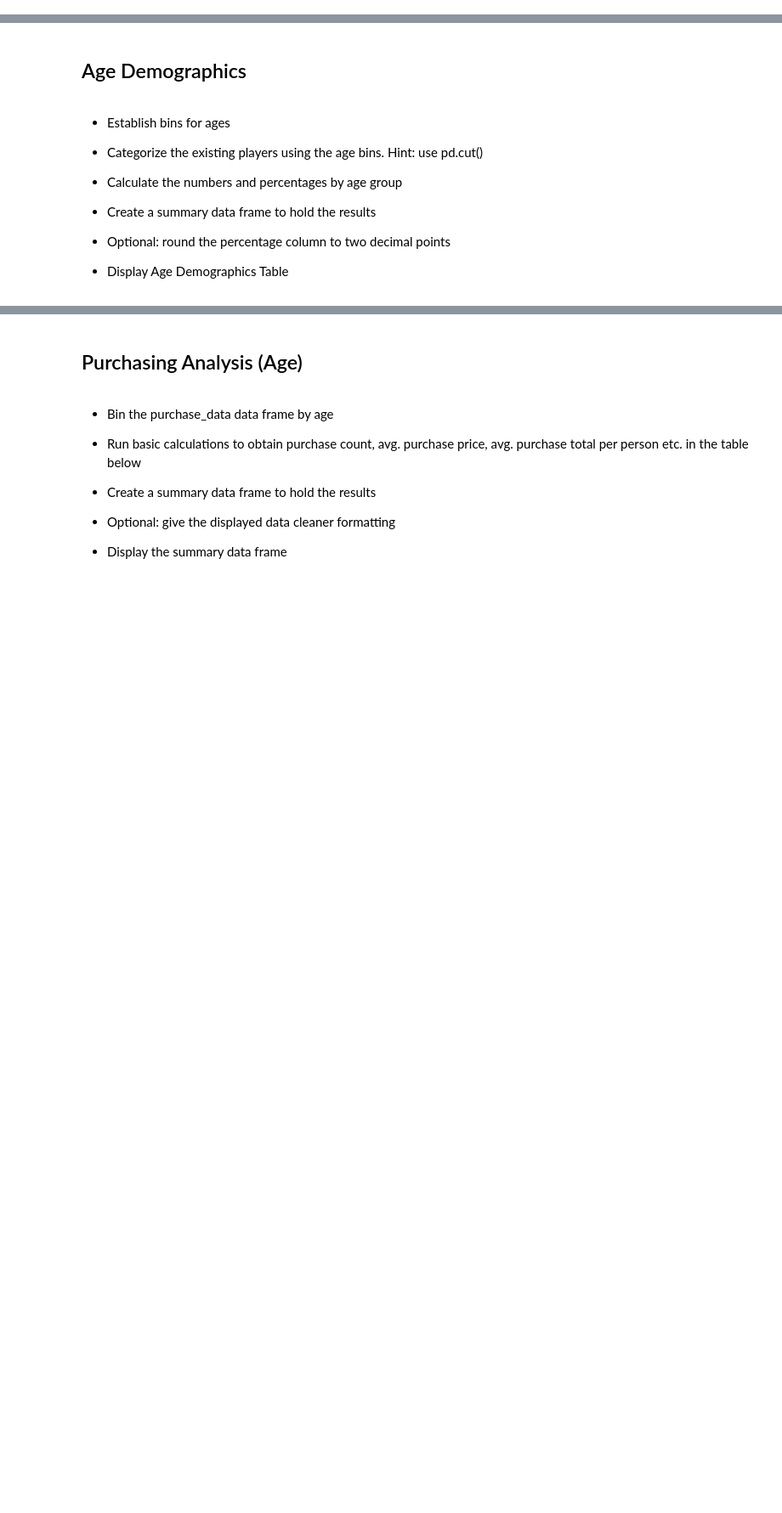
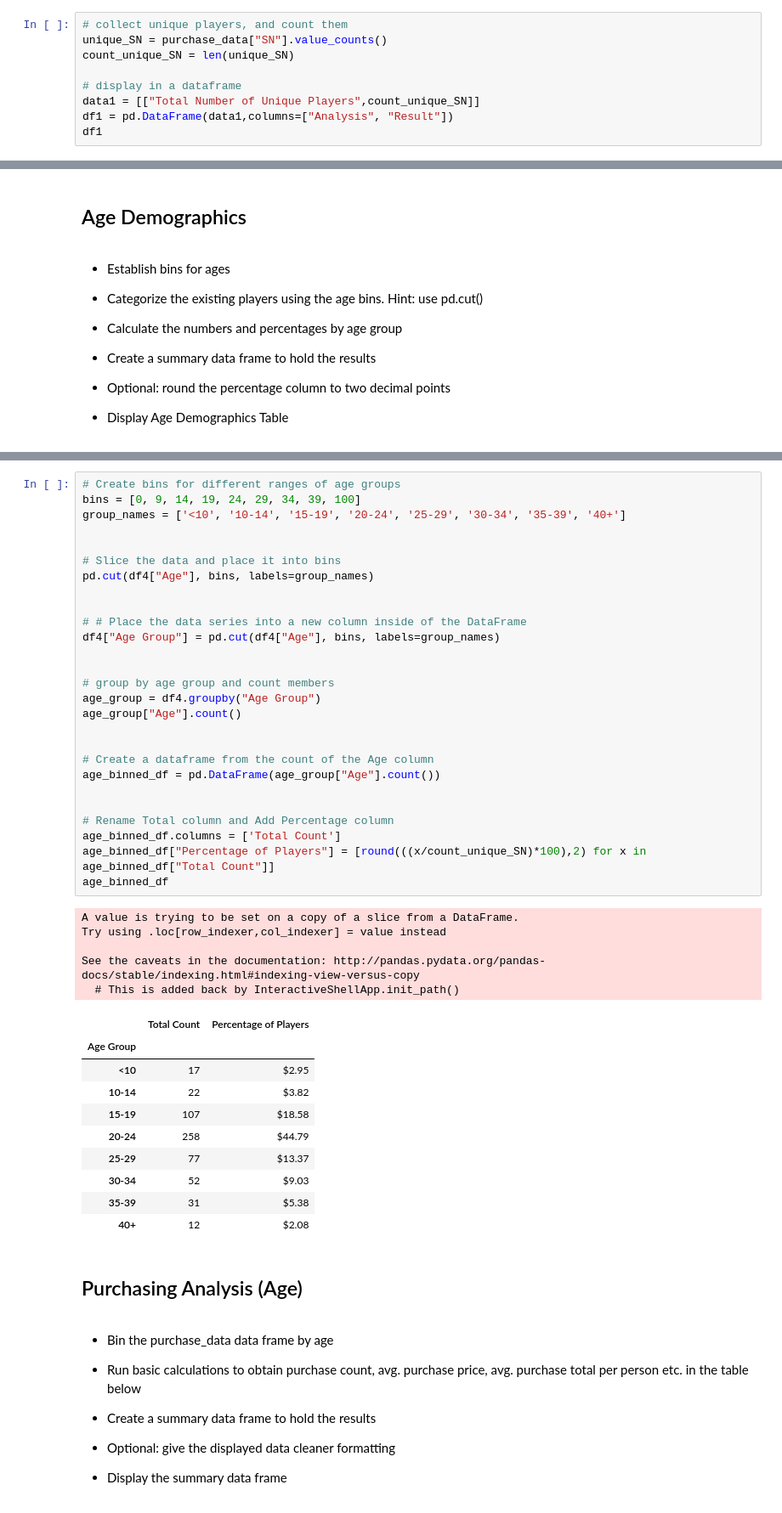
Before and after one commit to PaulBStephens/HW_Pandas_PyCity, a Jupyter notebook: 04-Pandas/Instructions/HeroesOfPymoli/HeroesOfPymoli_starter.ipynb, the cells around one changed output, grey strips where cells are left out. Shown at 85% size. Cells and saved outputs as stored; diff of their text form; blank space fills up the shorter version.

```diff
--- a/04-Pandas/Instructions/HeroesOfPymoli/HeroesOfPymoli_starter.ipynb
+++ b/04-Pandas/Instructions/HeroesOfPymoli/HeroesOfPymoli_starter.ipynb
@@ -42,0 +34,9 @@ The total number of unique players is:
+# %%
+# collect unique players, and count them
+unique_SN = purchase_data["SN"].value_counts()
+count_unique_SN = len(unique_SN)
+
+# display in a dataframe
+data1 = [["Total Number of Unique Players",count_unique_SN]]
+df1 = pd.DataFrame(data1,columns=["Analysis", "Result"])
+df1
@@ -165,3 +220,46 @@ The number of unique items is:
+# %%
+# Create bins for different ranges of age groups
+bins = [0, 9, 14, 19, 24, 29, 34, 39, 100]
+group_names = ['<10', '10-14', '15-19', '20-24', '25-29', '30-34', '35-39', '40+']
+
+
+# Slice the data and place it into bins
+pd.cut(df4["Age"], bins, labels=group_names)
+
+
+# # Place the data series into a new column inside of the DataFrame
+df4["Age Group"] = pd.cut(df4["Age"], bins, labels=group_names)
+
+
+# group by age group and count members
+age_group = df4.groupby("Age Group")
+age_group["Age"].count()
+
+
+# Create a dataframe from the count of the Age column
+age_binned_df = pd.DataFrame(age_group["Age"].count())
+
+
+# Rename Total column and Add Percentage column
+age_binned_df.columns = ['Total Count']
+age_binned_df["Percentage of Players"] = [round(((x/count_unique_SN)*100),2) for x in age_binned_df["Total Count"]]
+age_binned_df
+# %% [output]
+A value is trying to be set on a copy of a slice from a DataFrame.
+Try using .loc[row_indexer,col_indexer] = value instead
+
+See the caveats in the documentation: http://pandas.pydata.org/pandas-docs/stable/indexing.html#indexing-view-versus-copy
+  # This is added back by InteractiveShellApp.init_path()
+|  | Total Count | Percentage of Players |
+| Age Group |  |  |
+| <10 | 17 | $2.95 |
+| 10-14 | 22 | $3.82 |
+| 15-19 | 107 | $18.58 |
+| 20-24 | 258 | $44.79 |
+| 25-29 | 77 | $13.37 |
+| 30-34 | 52 | $9.03 |
+| 35-39 | 31 | $5.38 |
+| 40+ | 12 | $2.08 |
 # %% [markdown]
 ## Purchasing Analysis (Age)
 # %% [markdown]
```
Also changed, not shown: parts of 18 cells of this notebook, 1 other file.
